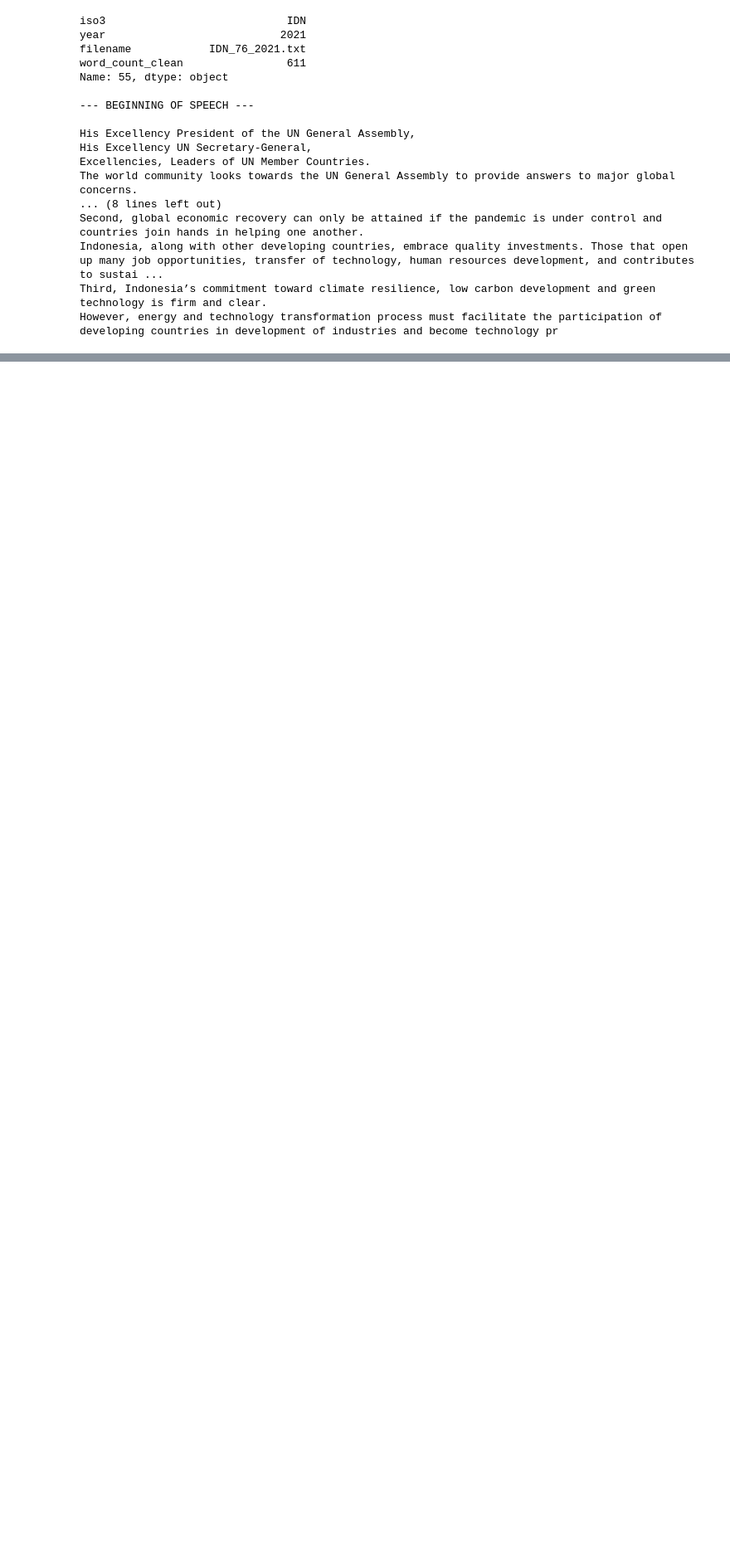
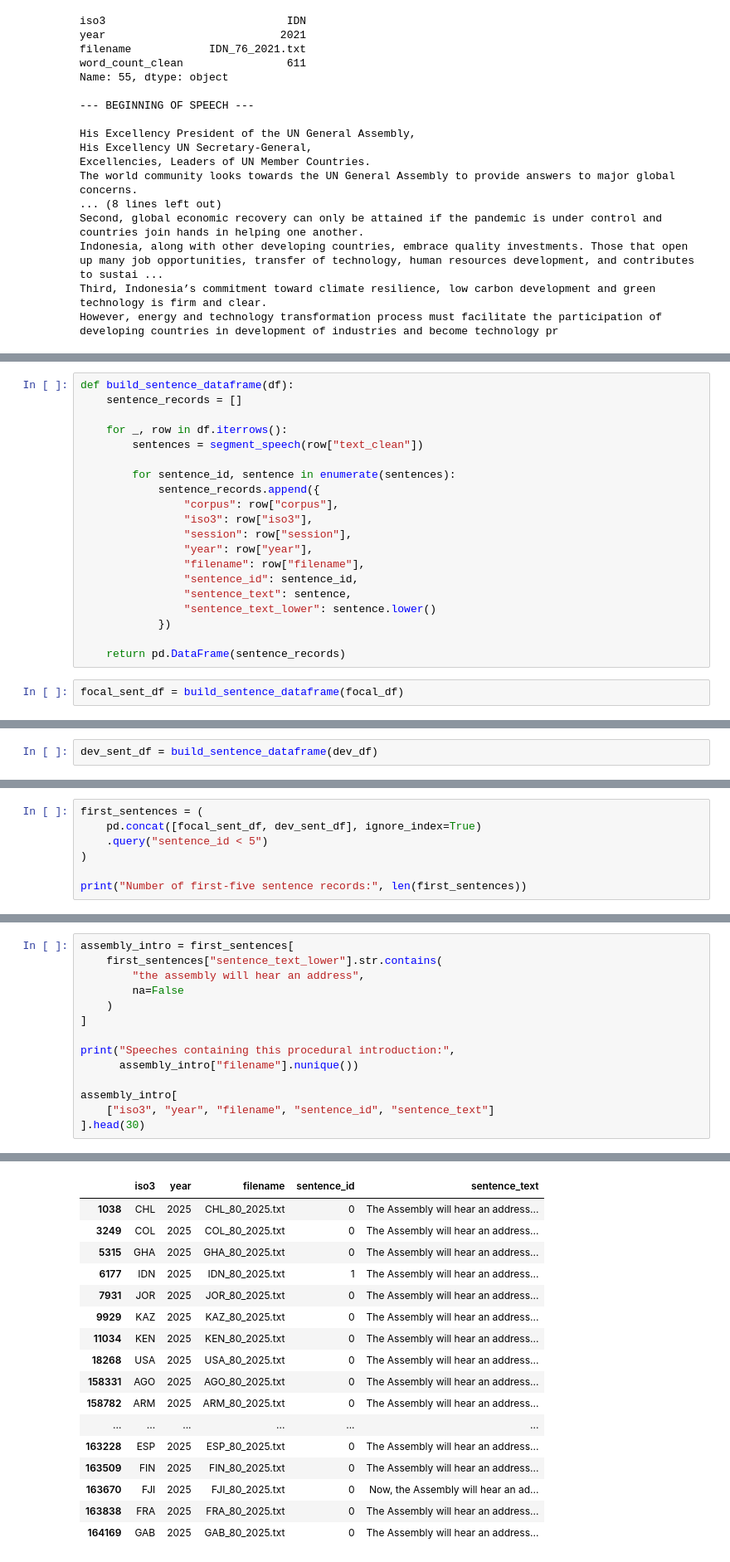
Before and after one commit to CatherineXie1017/kgl-mockproject, a Jupyter notebook: notebooks/02_preprocessing.ipynb, the cells around one changed output, grey strips where cells are left out. Shown at 83% size. Drawn from its saved outputs; the diff is of its cells as text; blank space fills up the shorter version.

Commit message:
Add sentence segmentation and procedural text cleaning

```diff
--- a/notebooks/02_preprocessing.ipynb
+++ b/notebooks/02_preprocessing.ipynb
@@ -253,0 +298,22 @@ However, energy and technology transformation process must facilitate the partic
+# %%
+def build_sentence_dataframe(df):
+    sentence_records = []
+
+    for _, row in df.iterrows():
+        sentences = segment_speech(row["text_clean"])
+
+        for sentence_id, sentence in enumerate(sentences):
+            sentence_records.append({
+                "corpus": row["corpus"],
+                "iso3": row["iso3"],
+                "session": row["session"],
+                "year": row["year"],
+                "filename": row["filename"],
+                "sentence_id": sentence_id,
+                "sentence_text": sentence,
+                "sentence_text_lower": sentence.lower()
+            })
+
+    return pd.DataFrame(sentence_records)
+# %%
+focal_sent_df = build_sentence_dataframe(focal_df)
@@ -253,0 +338,2 @@ However, energy and technology transformation process must facilitate the partic
+# %%
+dev_sent_df = build_sentence_dataframe(dev_df)
@@ -253,0 +548,7 @@ However, energy and technology transformation process must facilitate the partic
+# %%
+first_sentences = (
+    pd.concat([focal_sent_df, dev_sent_df], ignore_index=True)
+    .query("sentence_id < 5")
+)
+
+print("Number of first-five sentence records:", len(first_sentences))
@@ -253,0 +557,15 @@ However, energy and technology transformation process must facilitate the partic
+# %%
+assembly_intro = first_sentences[
+    first_sentences["sentence_text_lower"].str.contains(
+        "the assembly will hear an address",
+        na=False
+    )
+]
+
+print("Speeches containing this procedural introduction:",
+      assembly_intro["filename"].nunique())
+
+assembly_intro[
+    ["iso3", "year", "filename", "sentence_id", "sentence_text"]
+].head(30)
+# %% [output]
@@ -253,0 +573,17 @@ However, energy and technology transformation process must facilitate the partic
+|  | iso3 | year | filename | sentence_id | sentence_text |
+| 1038 | CHL | 2025 | CHL_80_2025.txt | 0 | The Assembly will hear an address... |
+| 3249 | COL | 2025 | COL_80_2025.txt | 0 | The Assembly will hear an address... |
+| 5315 | GHA | 2025 | GHA_80_2025.txt | 0 | The Assembly will hear an address... |
+| 6177 | IDN | 2025 | IDN_80_2025.txt | 1 | The Assembly will hear an address... |
+| 7931 | JOR | 2025 | JOR_80_2025.txt | 0 | The Assembly will hear an address... |
+| 9929 | KAZ | 2025 | KAZ_80_2025.txt | 0 | The Assembly will hear an address... |
+| 11034 | KEN | 2025 | KEN_80_2025.txt | 0 | The Assembly will hear an address... |
+| 18268 | USA | 2025 | USA_80_2025.txt | 0 | The Assembly will hear an address... |
+| 158331 | AGO | 2025 | AGO_80_2025.txt | 0 | The Assembly will hear an address... |
+| 158782 | ARM | 2025 | ARM_80_2025.txt | 0 | The Assembly will hear an address... |
+| ... | ... | ... | ... | ... | ... |
+| 163228 | ESP | 2025 | ESP_80_2025.txt | 0 | The Assembly will hear an address... |
+| 163509 | FIN | 2025 | FIN_80_2025.txt | 0 | The Assembly will hear an address... |
+| 163670 | FJI | 2025 | FJI_80_2025.txt | 0 | Now, the Assembly will hear an ad... |
+| 163838 | FRA | 2025 | FRA_80_2025.txt | 0 | The Assembly will hear an address... |
+| 164169 | GAB | 2025 | GAB_80_2025.txt | 0 | The Assembly will hear an address... |
```
Also changed, not shown: parts of 41 cells of this notebook, 1 other file.
